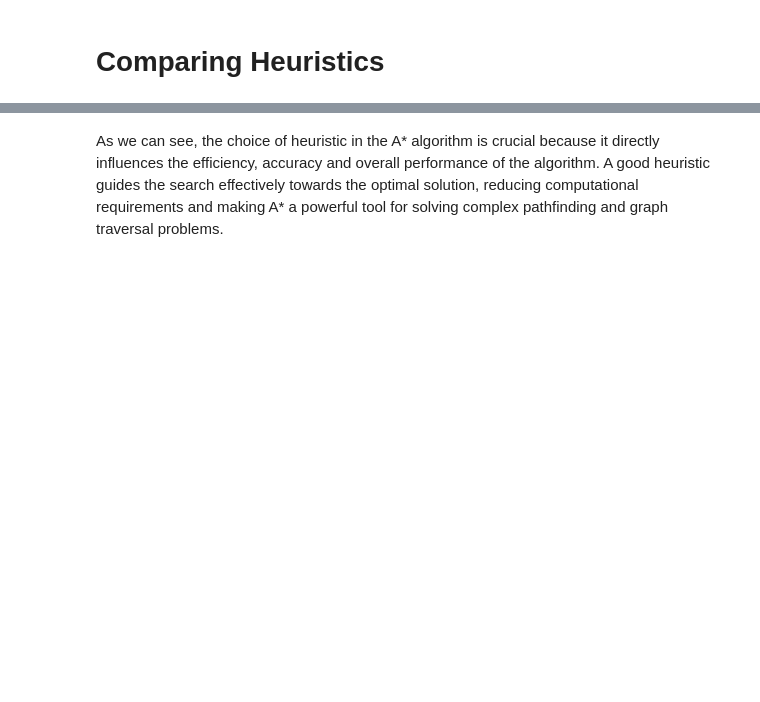
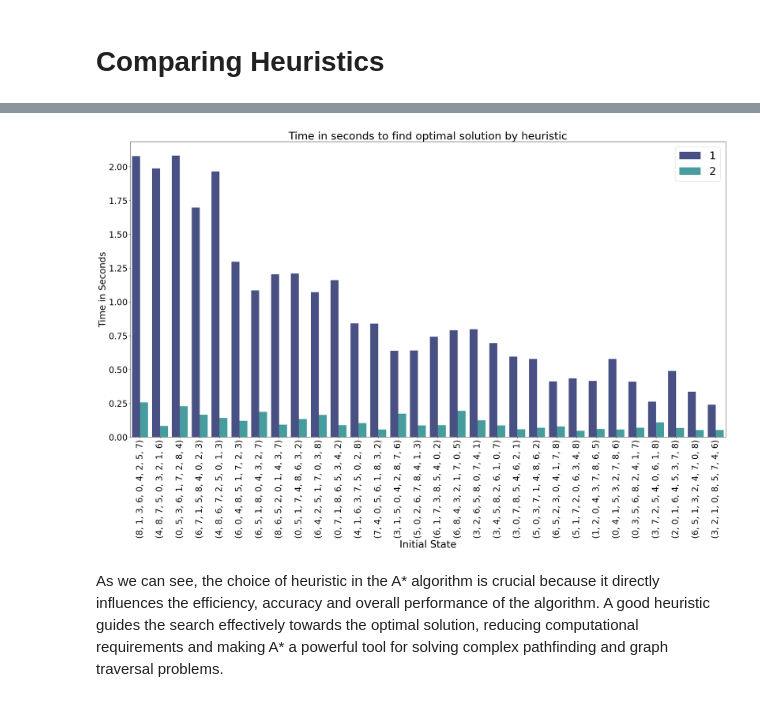
Before and after one commit to spoltiamanda/master_artificial_intelligence, a Jupyter notebook: artificial-intelligence/assignments/a_star_implementation/a_star.ipynb, the cells around one changed output, grey strips where cells are left out. Drawn from its saved outputs; the diff is of its cells as text; code cells hidden in the pictures; blank space fills up the shorter version.

```diff
--- a/artificial-intelligence/assignments/a_star_implementation/a_star.ipynb
+++ b/artificial-intelligence/assignments/a_star_implementation/a_star.ipynb
@@ -514,2 +560,18 @@ for i in ax.containers:
+# %%
+plt.figure(figsize=(30,15))
+ax = sns.barplot(x='initial_state', y='time',data=sample,
+                 errwidth=0,
+                 hue='heuristic',
+                 palette="mako")
+
+ax.set_title('Time in seconds to find optimal solution by heuristic', fontsize= 30)
+plt.xlabel('Initial State', fontsize=28)
+plt.ylabel('Time in Seconds', fontsize=26)
+plt.legend(loc=1, prop={'size': 30})
+
+plt.xticks(fontsize=24, rotation=90)
+plt.yticks(fontsize=24);
+# %% [output]
+[figure, added]
 # %% [markdown]
 As we can see, the choice of heuristic in the A* algorithm is crucial because it directly influences the efficiency, accuracy and overall performance of the algorithm. A good heuristic guides the search effectively towards the optimal solution, reducing computational requirements and making A* a powerful tool for solving complex pathfinding and graph traversal problems.
```
Also changed, not shown: parts of 14 cells of this notebook, 1 other file.
